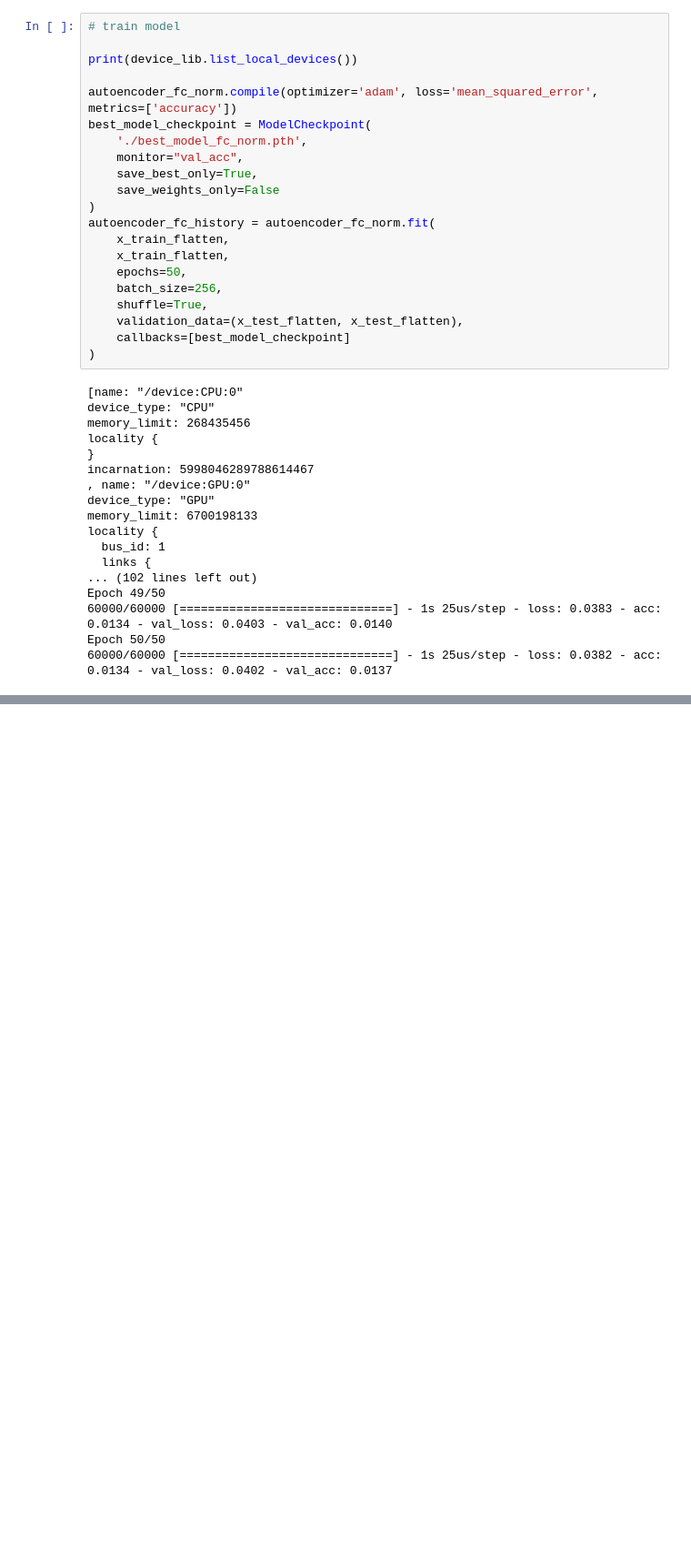
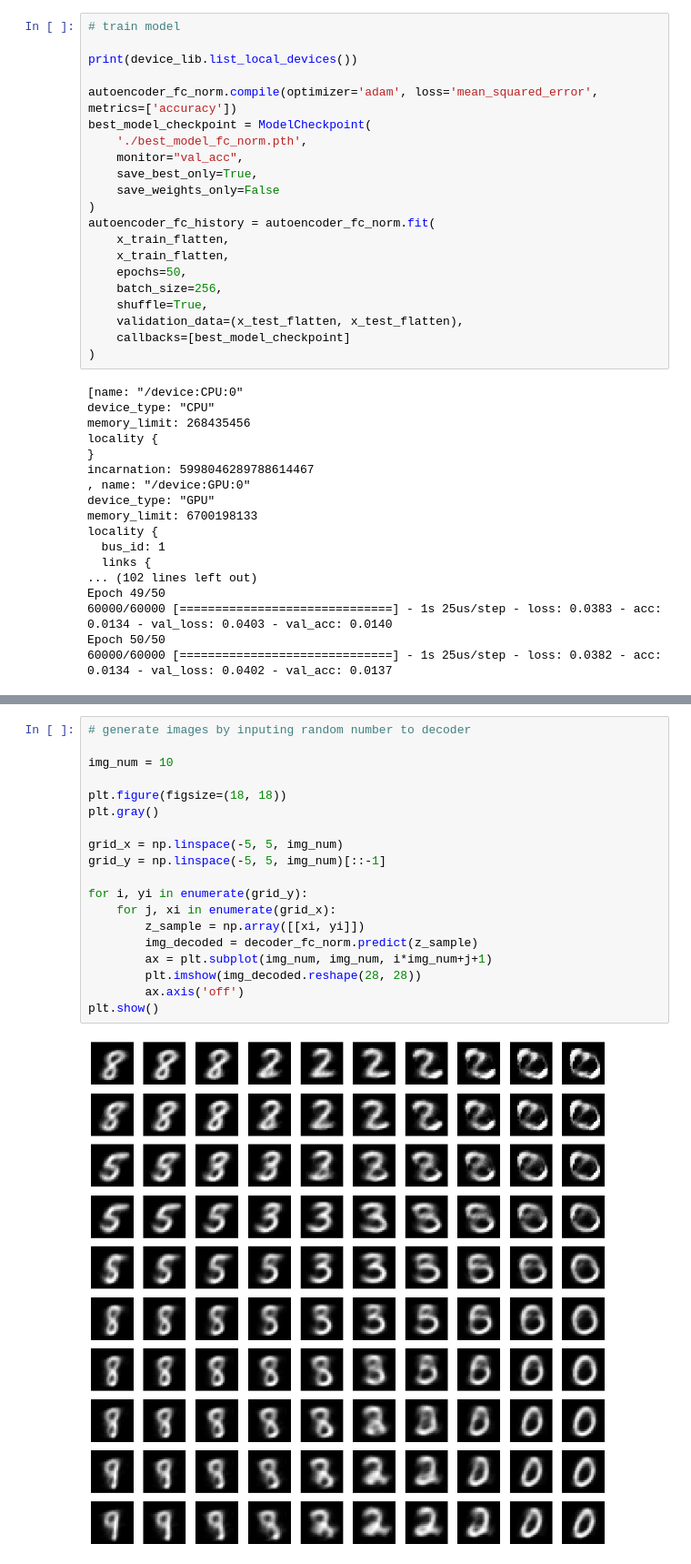
Before and after one commit to hsywhu/Variational-AutoEncoder, a Jupyter notebook: Assignment Four.ipynb, the cells around one changed output, grey strips where cells are left out. Shown at 91% size. Drawn from its saved outputs; the diff is of its cells as text; blank space fills up the shorter version.

```diff
--- a/Assignment Four.ipynb
+++ b/Assignment Four.ipynb
@@ -567,3 +567,24 @@ for i in range(img_num):
 plt.show()
 # %% [output]
 [figure]
+# %%
+# generate images by inputing random number to decoder
+
+img_num = 10
+
+plt.figure(figsize=(18, 18))
+plt.gray()
+
+grid_x = np.linspace(-5, 5, img_num)
+grid_y = np.linspace(-5, 5, img_num)[::-1]
+
+for i, yi in enumerate(grid_y):
+    for j, xi in enumerate(grid_x):
+        z_sample = np.array([[xi, yi]])
+        img_decoded = decoder_fc_norm.predict(z_sample)
+        ax = plt.subplot(img_num, img_num, i*img_num+j+1)
+        plt.imshow(img_decoded.reshape(28, 28))
+        ax.axis('off')
+plt.show()
+# %% [output]
+[figure, added]
```
Also changed, not shown: parts of 8 cells of this notebook.
